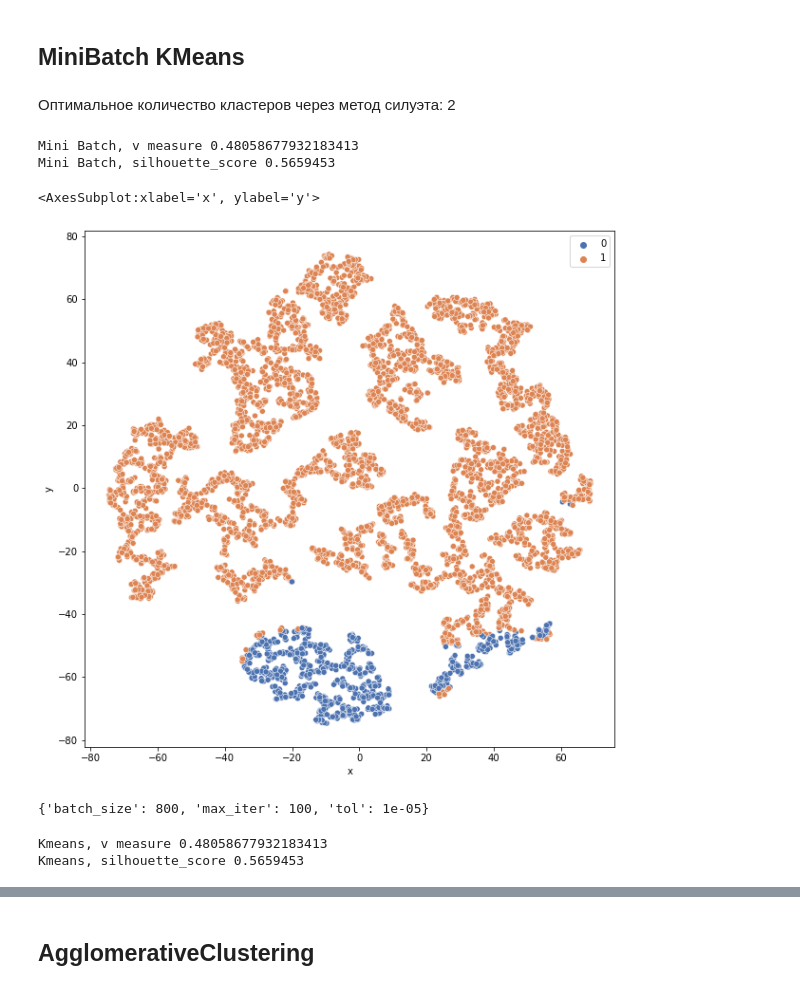
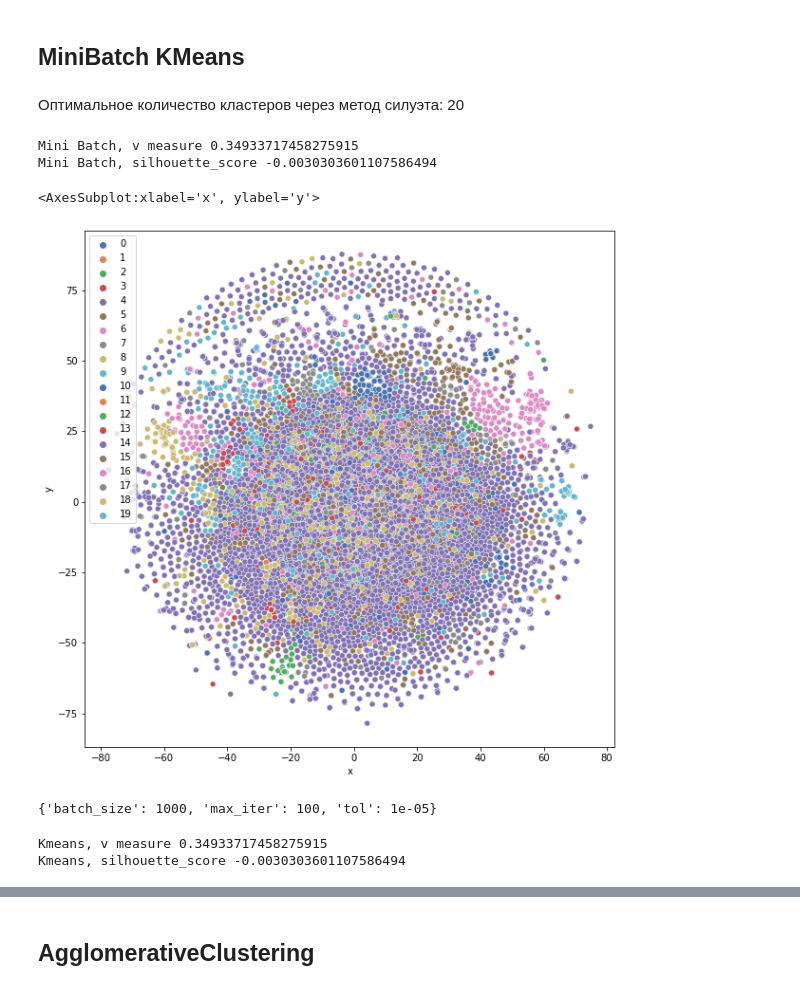
Before and after one commit to kozloffevgeniy/internship_courses, a Jupyter notebook: HT6.ipynb, the cells around one changed output, grey strips where cells are left out. Saved outputs shown, nothing was run; the diff lists cells and outputs as text; code cells hidden in the pictures.

```diff
--- a/HT6.ipynb
+++ b/HT6.ipynb
@@ -350,9 +429,0 @@ data_vectors
-# %%
-v_measures = {}
-for i in range(500, 3000, 100):
-    vectorizer = TfidfVectorizer(ngram_range=(1,3), max_features=i)
-    data_vectors = pd.DataFrame(vectorizer.fit_transform(data['lemma_text'].apply(lambda x: ' '. join(x))).toarray())
-    data_vectors.columns=vectorizer.get_feature_names()
-    cluster_model = KMeans(n_clusters=2, random_state=13)
-    cluster_model.fit(data_vectors)
-    v_measures[i] = v_measure_score(data['class'], cluster_model.labels_)
@@ -405,3 +518,9 @@ KMeans(n_clusters=2, random_state=13)
+# %%
+cluster_model = KMeans(n_clusters=20, random_state=13)
+#TFIDF data
+cluster_model.fit(data_vectors)
+print('Kmeans, v measure', v_measure_score(data['class'], cluster_model.labels_))
+print('Kmeans, silhouette_score', silhouette_score(data_vectors, cluster_model.labels_))
 # %%
 fig = plt.figure(figsize=(10,10))
 plt.title('Real clusters')
@@ -432,4 +537,4 @@ params ={'max_iter': range(100, 500, 50),
 
 clst = GridSearchCV(cluster_model, params)
 # %%
-clst.fit(doc2vec_data_vectors)
+clst.fit(data_vectors)
@@ -469,38 +585,38 @@ ce.plot()
 # %% [markdown]
 ## MiniBatch KMeans
 # %% [markdown]
-Оптимальное количество кластеров через метод силуэта: 2
+Оптимальное количество кластеров через метод силуэта: 20
 # %%
 from sklearn.cluster import AgglomerativeClustering, MiniBatchKMeans
 # %%
-cluster_model = MiniBatchKMeans(n_clusters=2, random_state=13)
-cluster_model.fit(doc2vec_data_vectors)
+cluster_model = MiniBatchKMeans(n_clusters=20, random_state=13)
+cluster_model.fit(data_vectors)
 print('Mini Batch, v measure', v_measure_score(data['class'], cluster_model.labels_))
-print('Mini Batch, silhouette_score', silhouette_score(doc2vec_data_vectors, cluster_model.labels_))
+print('Mini Batch, silhouette_score', silhouette_score(data_vectors, cluster_model.labels_))
 # %% [output]
-Mini Batch, v measure 0.48058677932183413
-Mini Batch, silhouette_score 0.5659453
+Mini Batch, v measure 0.34933717458275915
+Mini Batch, silhouette_score -0.0030303601107586494
 # %%
 fig = plt.figure(figsize=(10,10))
-sns.scatterplot(data=doc2vec_tsne, x='x', y='y', hue=cluster_model.labels_, palette="deep")
+sns.scatterplot(data=tsne, x='x', y='y', hue=cluster_model.labels_, palette="deep")
 # %% [output]
 <AxesSubplot:xlabel='x', ylabel='y'>
-[figure, old version]
+[figure, new version]
 # %%
-params ={'max_iter': range(100, 500, 50),
+params ={'max_iter': range(100, 501, 100),
 'tol': [1e-5, 1e-4, 1e-3, 1e-2, 1e1],
-'batch_size': range(50, 1000, 50)}
+'batch_size': range(100, 1001, 100)}
 
 clst = GridSearchCV(cluster_model, params)
-clst.fit(doc2vec_data_vectors)
+clst.fit(data_vectors)
 clst.best_params_
 # %% [output]
-{'batch_size': 800, 'max_iter': 100, 'tol': 1e-05}
+{'batch_size': 1000, 'max_iter': 100, 'tol': 1e-05}
 # %%
 print('Kmeans, v measure', v_measure_score(data['class'], clst.estimator.labels_))
-print('Kmeans, silhouette_score', silhouette_score(doc2vec_data_vectors, clst.estimator.labels_))
+print('Kmeans, silhouette_score', silhouette_score(data_vectors, clst.estimator.labels_))
 # %% [output]
-Kmeans, v measure 0.48058677932183413
-Kmeans, silhouette_score 0.5659453
+Kmeans, v measure 0.34933717458275915
+Kmeans, silhouette_score -0.0030303601107586494
 # %%
 fig = plt.figure(figsize=(10,10))
```
Also changed, not shown: parts of 107 cells of this notebook.
